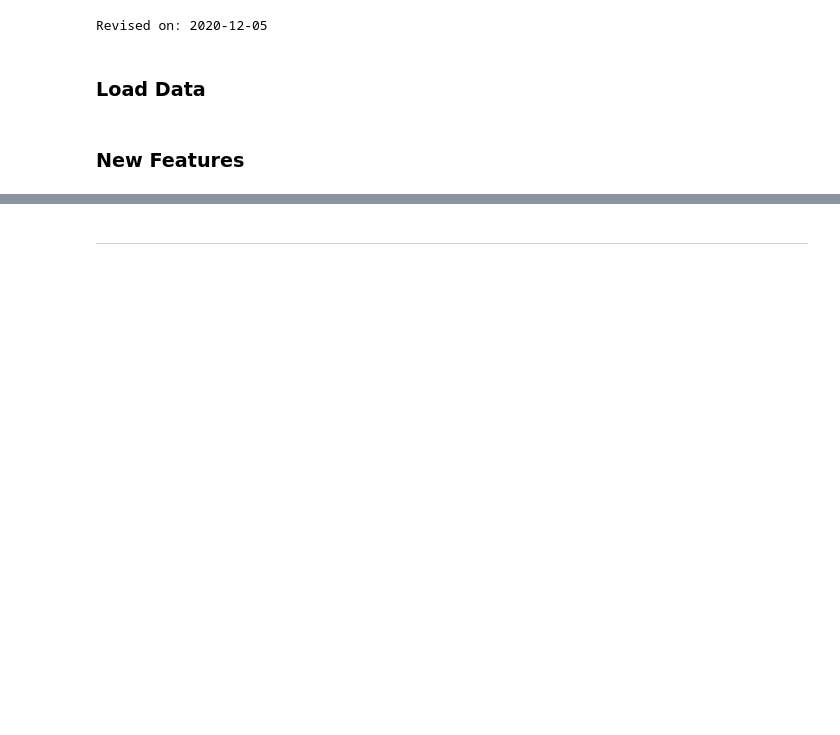
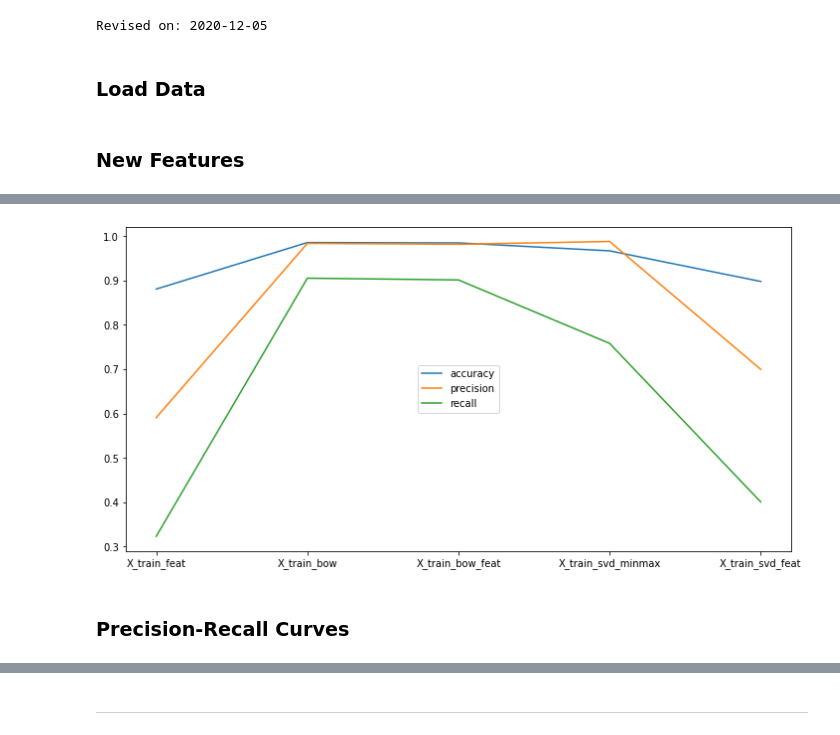
Before and after one commit to BigBangData/NaturalLanguageProcessing, a Jupyter notebook: TextAnalyticsWithR/08_FeatureEngineering.ipynb, the cells around one changed output, grey strips where cells are left out. Saved outputs shown, nothing was run; the diff lists cells and outputs as text; code cells hidden in the pictures; blank space fills up the shorter version.

```diff
--- a/TextAnalyticsWithR/08_FeatureEngineering.ipynb
+++ b/TextAnalyticsWithR/08_FeatureEngineering.ipynb
@@ -301,0 +132,2 @@ d=plot_precision_recall_curve(log_clf, X_test, y_test)
+# %%
+X_train_svd_feat = sp.hstack((X_train_svd, X_train_feat))
@@ -301,0 +167,9 @@ d=plot_precision_recall_curve(log_clf, X_test, y_test)
+# %%
+# transform y_array into int type
+y_train[y_train=='ham'] = 0
+y_train[y_train=='spam'] = 1
+y_train = y_train.astype('int')
+# %%
+Xs = [X_train_feat, X_train_bow, X_train_bow_feat, X_train_svd_minmax, X_train_svd_feat]
+Xnames = ['X_train_feat', 'X_train_bow', 'X_train_bow_feat', 'X_train_svd_minmax', 'X_train_svd_feat']
+df = get_modeling_stats(Xs, Xnames, y_train)
@@ -301,0 +185,19 @@ d=plot_precision_recall_curve(log_clf, X_test, y_test)
+# %%
+mean_accs  = [round(np.mean(x),4) for x in df.loc[:,"accuracies"]]
+mean_precs = [round(np.mean(x),4) for x in df.loc[:,"precisions"]]
+mean_recs  =  [round(np.mean(x),4) for x in df.loc[:,"recalls"]]
+# %%
+import matplotlib.pyplot as plt
+
+plt.figure(figsize=(12, 6))
+plt.plot(mean_accs, label="accuracy")
+plt.plot(mean_precs, label="precision")
+plt.plot(mean_recs, label="recall")
+plt.legend(loc="center")
+plt.xticks(np.arange(5), ('X_train_feat', 'X_train_bow', 'X_train_bow_feat', 'X_train_svd_minmax', 'X_train_svd_feat'))
+plt.show()
+# %% [output]
+[figure, added]
+# %% [markdown]
+
+### Precision-Recall Curves
```
Also changed, not shown: parts of 90 cells of this notebook, 3 other files.
